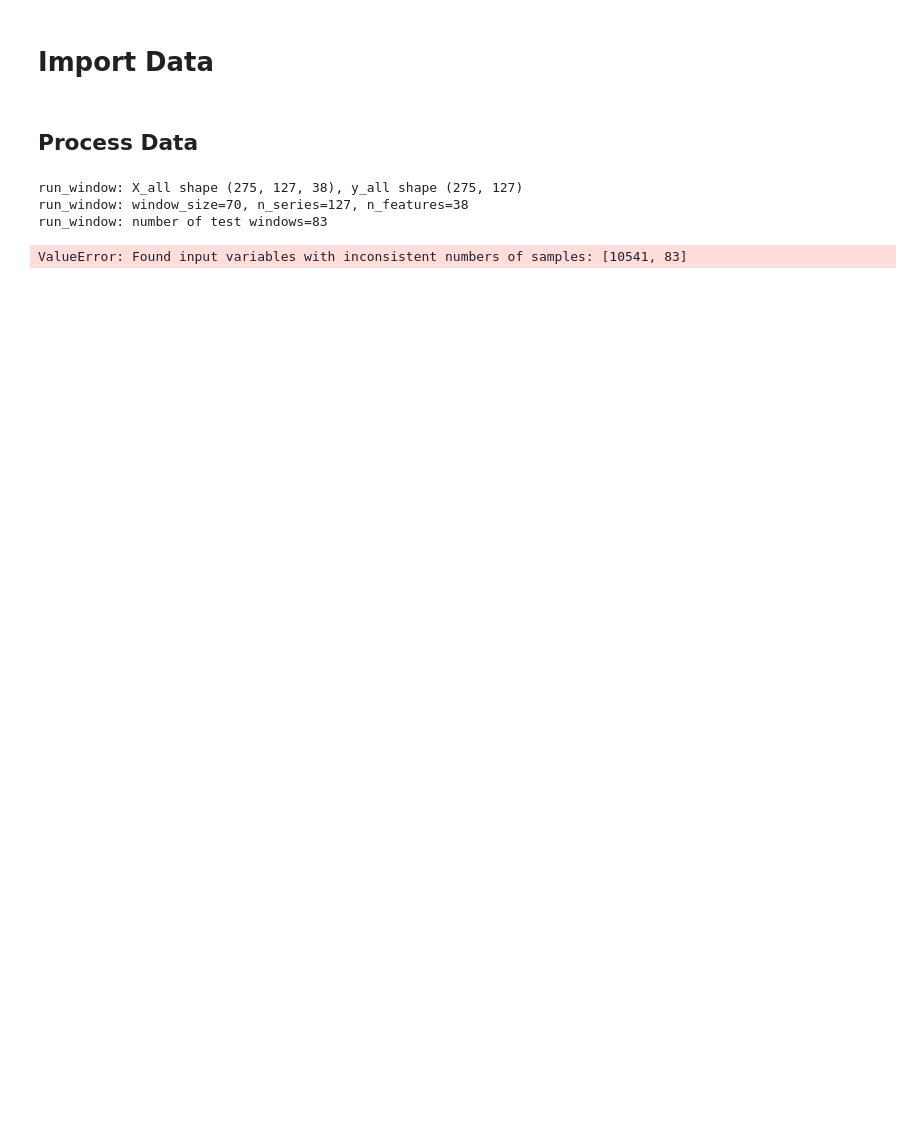
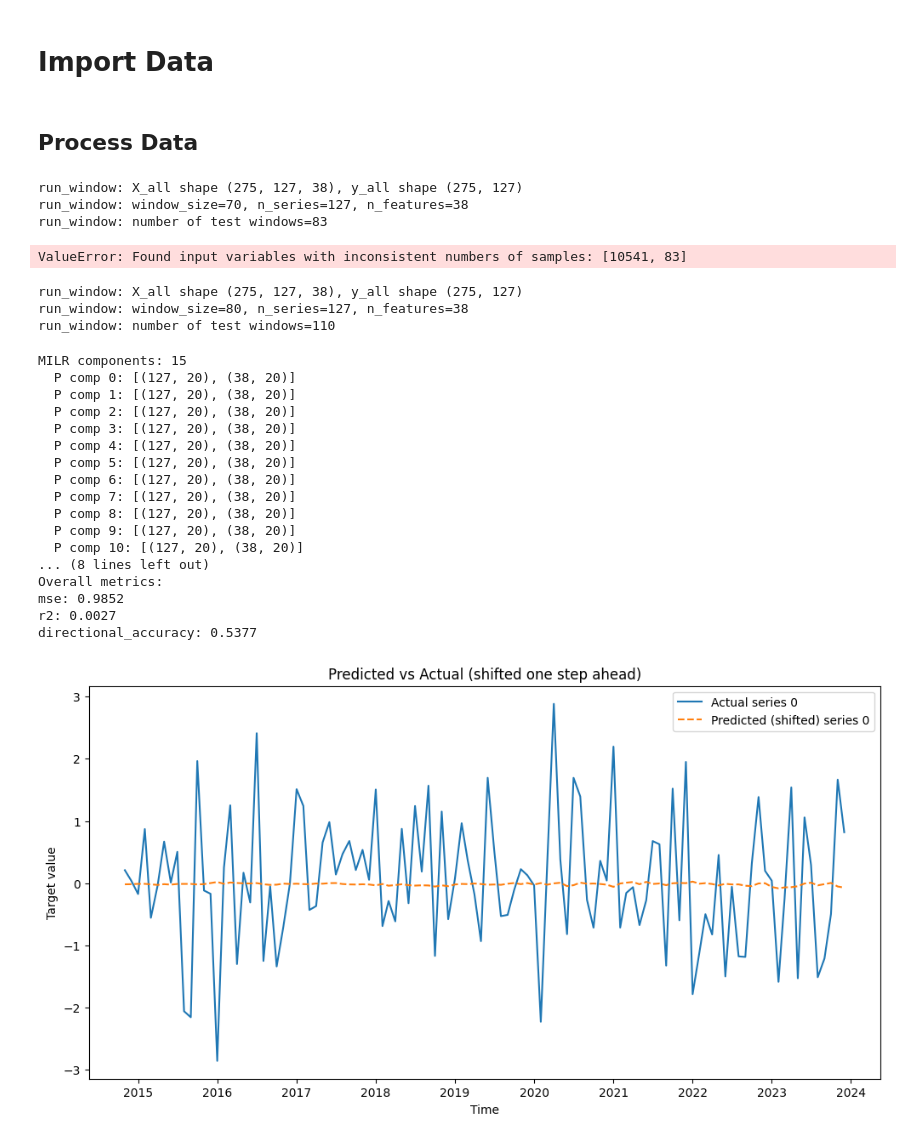
Before and after one commit to timothycdc/HOPLS-fin-data, a Jupyter notebook: predictions_4_prayer.ipynb, the cells around one changed output. Saved outputs shown, nothing was run; the diff lists cells and outputs as text; code cells hidden in the pictures; blank space fills up the shorter version.

```diff
--- a/predictions_4_prayer.ipynb
+++ b/predictions_4_prayer.ipynb
@@ -158,24 +158,46 @@ for k, v in metrics.items():
 engine.plot_results(series_indices=[0])
 # %%
 # Instantiate engine
-window_size = 60
-train_start = int(0.70 * X_all.shape[0])
+window_size = 80
+train_start = int(0.60 * X_all.shape[0])
 engine = PredictionTestEngine(
     X_all,
     Y_all,
     window_size=window_size,
     time_index=time_index_all,
     train_start=train_start,
 )
 
 y_pred, y_true, times, metrics = engine.run_window(
     method="hopls_milr"
-    , R=10, Ln=(8, 8), epsilon=1e-7, verbose=True, n_jobs=7, lambda_X = 1e-2, lambda_Y = 1e-7, alpha=2
+    , R=15, Ln=(20, 20), epsilon=1e-8, verbose=True, n_jobs=7, lambda_X = 2, lambda_Y = 2, alpha=0.5
 )
 
 print("Overall metrics:")
 for k, v in metrics.items():
     print(f"{k}: {v:.4f}")
 
 # Plot results for series 0
 engine.plot_results(series_indices=[0])
+# %% [output]
+run_window: X_all shape (275, 127, 38), y_all shape (275, 127)
+run_window: window_size=80, n_series=127, n_features=38
+run_window: number of test windows=110
+MILR components: 15
+  P comp 0: [(127, 20), (38, 20)]
+  P comp 1: [(127, 20), (38, 20)]
+  P comp 2: [(127, 20), (38, 20)]
+  P comp 3: [(127, 20), (38, 20)]
+  P comp 4: [(127, 20), (38, 20)]
+  P comp 5: [(127, 20), (38, 20)]
+  P comp 6: [(127, 20), (38, 20)]
+  P comp 7: [(127, 20), (38, 20)]
+  P comp 8: [(127, 20), (38, 20)]
+  P comp 9: [(127, 20), (38, 20)]
+  P comp 10: [(127, 20), (38, 20)]
+... (8 lines left out)
+Overall metrics:
+mse: 0.9852
+r2: 0.0027
+directional_accuracy: 0.5377
+[figure, added]
```
Also changed, not shown: parts of 1 cell of this notebook, 16 other files.
